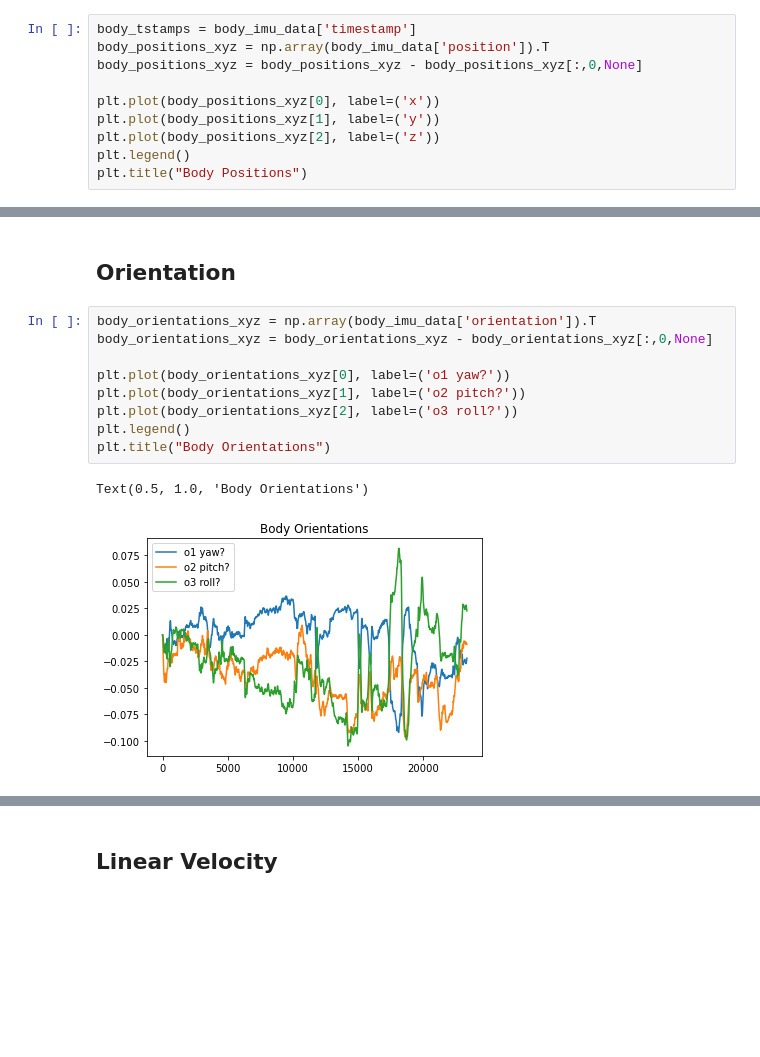
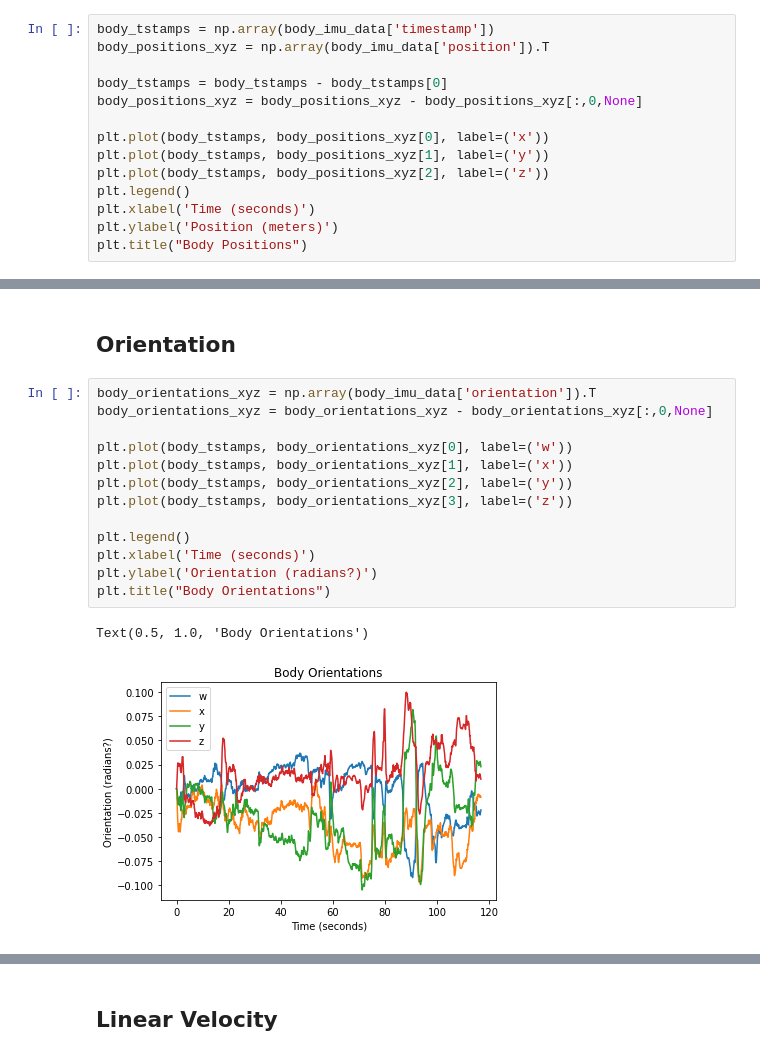
Before and after one commit to vdutell/st-bravo_analysis, a Jupyter notebook: 4b. IMU.ipynb, the cells around one changed output, grey strips where cells are left out. Saved outputs shown, nothing was run; the diff lists cells and outputs as text; blank space fills up the shorter version.

```diff
--- a/4b. IMU.ipynb
+++ b/4b. IMU.ipynb
@@ -64,12 +68,16 @@ Text(0.5, 1.0, 'Head Positions')
 # %%
-body_tstamps = body_imu_data['timestamp']
+body_tstamps = np.array(body_imu_data['timestamp'])
 body_positions_xyz = np.array(body_imu_data['position']).T
+
+body_tstamps = body_tstamps - body_tstamps[0]
 body_positions_xyz = body_positions_xyz - body_positions_xyz[:,0,None]
 
-plt.plot(body_positions_xyz[0], label=('x'))
-plt.plot(body_positions_xyz[1], label=('y'))
-plt.plot(body_positions_xyz[2], label=('z'))
+plt.plot(body_tstamps, body_positions_xyz[0], label=('x'))
+plt.plot(body_tstamps, body_positions_xyz[1], label=('y'))
+plt.plot(body_tstamps, body_positions_xyz[2], label=('z'))
 plt.legend()
+plt.xlabel('Time (seconds)')
+plt.ylabel('Position (meters)')
 plt.title("Body Positions")
 # %% [output]
 Text(0.5, 1.0, 'Body Positions')
@@ -79,15 +87,19 @@ Text(0.5, 1.0, 'Body Positions')
 # %%
 body_orientations_xyz = np.array(body_imu_data['orientation']).T
 body_orientations_xyz = body_orientations_xyz - body_orientations_xyz[:,0,None]
 
-plt.plot(body_orientations_xyz[0], label=('o1 yaw?'))
-plt.plot(body_orientations_xyz[1], label=('o2 pitch?'))
-plt.plot(body_orientations_xyz[2], label=('o3 roll?'))
+plt.plot(body_tstamps, body_orientations_xyz[0], label=('w'))
+plt.plot(body_tstamps, body_orientations_xyz[1], label=('x'))
+plt.plot(body_tstamps, body_orientations_xyz[2], label=('y'))
+plt.plot(body_tstamps, body_orientations_xyz[3], label=('z'))
+
 plt.legend()
+plt.xlabel('Time (seconds)')
+plt.ylabel('Orientation (radians?)')
 plt.title("Body Orientations")
 # %% [output]
 Text(0.5, 1.0, 'Body Orientations')
-[figure, old version]
+[figure, new version]
 # %%
 head_orientations_xyz = np.array(head_imu_data['orientation']).T
 head_orientations_xyz = head_orientations_xyz - head_orientations_xyz[:,0,None]
```
Also changed, not shown: parts of 9 cells of this notebook.
